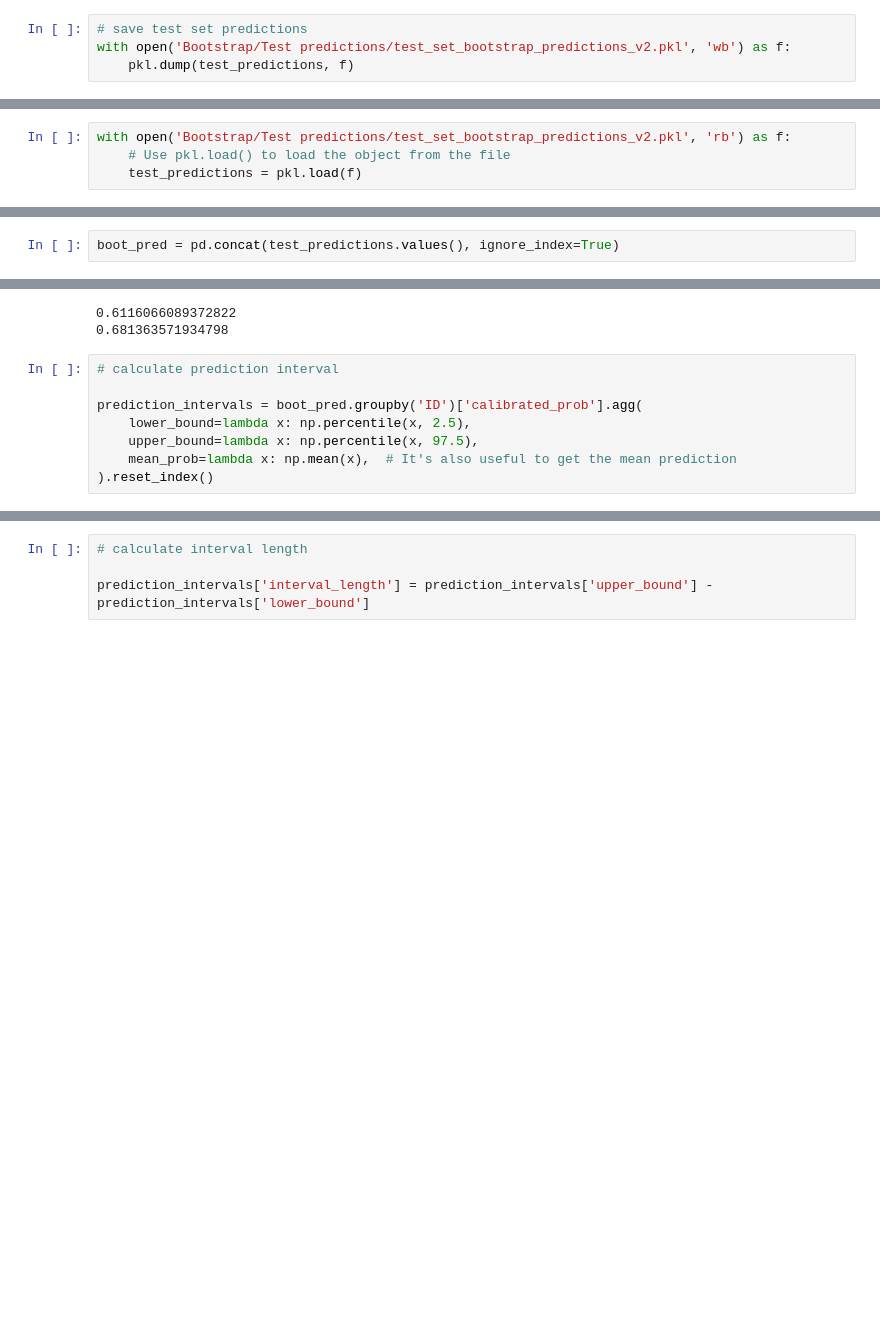
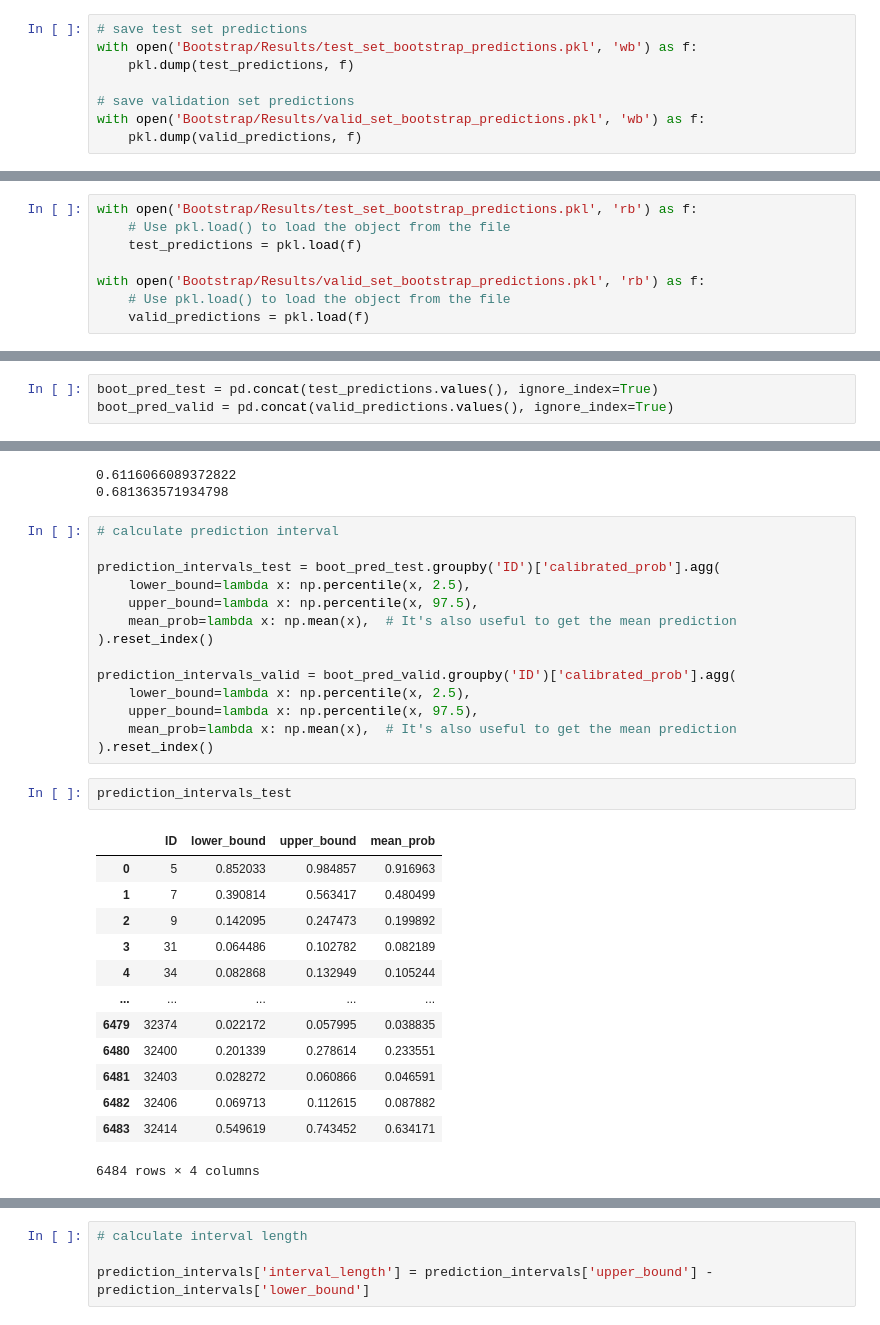
Before and after one commit to sandrokhizanishvili/Credit-Risk-Model-Calibration, a Jupyter notebook: bootstrap.ipynb, the cells around one changed output, grey strips where cells are left out. Drawn from its saved outputs; the diff is of its cells as text; blank space fills up the shorter version.

```diff
--- a/bootstrap.ipynb
+++ b/bootstrap.ipynb
@@ -294,13 +303,21 @@ for i in tqdm(range(1, num_bootstrap + 1)):
 # %%
 # save test set predictions
-with open('Bootstrap/Test predictions/test_set_bootstrap_predictions_v2.pkl', 'wb') as f:
+with open('Bootstrap/Results/test_set_bootstrap_predictions.pkl', 'wb') as f:
     pkl.dump(test_predictions, f)
+
+# save validation set predictions
+with open('Bootstrap/Results/valid_set_bootstrap_predictions.pkl', 'wb') as f:
+    pkl.dump(valid_predictions, f)
 # %% [markdown]
 # Analysis
 # %%
-with open('Bootstrap/Test predictions/test_set_bootstrap_predictions_v2.pkl', 'rb') as f:
+with open('Bootstrap/Results/test_set_bootstrap_predictions.pkl', 'rb') as f:
     # Use pkl.load() to load the object from the file
     test_predictions = pkl.load(f)
+
+with open('Bootstrap/Results/valid_set_bootstrap_predictions.pkl', 'rb') as f:
+    # Use pkl.load() to load the object from the file
+    valid_predictions = pkl.load(f)
 # %%
 sample  = test_predictions[500]
 # %%
@@ -507,7 +524,8 @@ metrics[metrics['ROC AUC (Raw)'] <= metrics['ROC AUC (Calibrated)']]
 # %% [markdown]
 # Prediction Intervals
 # %%
-boot_pred = pd.concat(test_predictions.values(), ignore_index=True)
+boot_pred_test = pd.concat(test_predictions.values(), ignore_index=True)
+boot_pred_valid = pd.concat(valid_predictions.values(), ignore_index=True)
 # %%
 boot_pred['calibrated_class'] = (boot_pred['calibrated_prob'] >= 0.3).astype(int)
 # %%
@@ -519,8 +537,30 @@ print(recall_score(boot_pred['loan_status'], boot_pred['calibrated_class']))
 # %%
 # calculate prediction interval
 
-prediction_intervals = boot_pred.groupby('ID')['calibrated_prob'].agg(
+prediction_intervals_test = boot_pred_test.groupby('ID')['calibrated_prob'].agg(
     lower_bound=lambda x: np.percentile(x, 2.5),
     upper_bound=lambda x: np.percentile(x, 97.5),
     mean_prob=lambda x: np.mean(x),  # It's also useful to get the mean prediction
 ).reset_index()
+
+prediction_intervals_valid = boot_pred_valid.groupby('ID')['calibrated_prob'].agg(
+    lower_bound=lambda x: np.percentile(x, 2.5),
+    upper_bound=lambda x: np.percentile(x, 97.5),
+    mean_prob=lambda x: np.mean(x),  # It's also useful to get the mean prediction
+).reset_index()
+# %%
+prediction_intervals_test
+# %% [output]
+|  | ID | lower_bound | upper_bound | mean_prob |
+| 0 | 5 | 0.852033 | 0.984857 | 0.916963 |
+| 1 | 7 | 0.390814 | 0.563417 | 0.480499 |
+| 2 | 9 | 0.142095 | 0.247473 | 0.199892 |
+| 3 | 31 | 0.064486 | 0.102782 | 0.082189 |
+| 4 | 34 | 0.082868 | 0.132949 | 0.105244 |
+| ... | ... | ... | ... | ... |
+| 6479 | 32374 | 0.022172 | 0.057995 | 0.038835 |
+| 6480 | 32400 | 0.201339 | 0.278614 | 0.233551 |
+| 6481 | 32403 | 0.028272 | 0.060866 | 0.046591 |
+| 6482 | 32406 | 0.069713 | 0.112615 | 0.087882 |
+| 6483 | 32414 | 0.549619 | 0.743452 | 0.634171 |
+6484 rows × 4 columns
```
Also changed, not shown: parts of 4 cells of this notebook, 2 other files.
